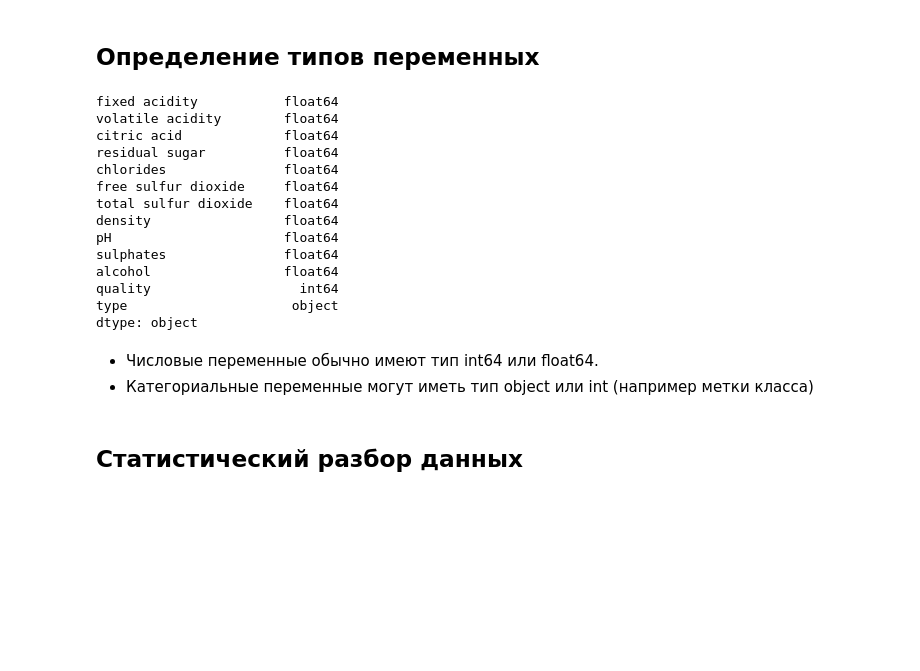
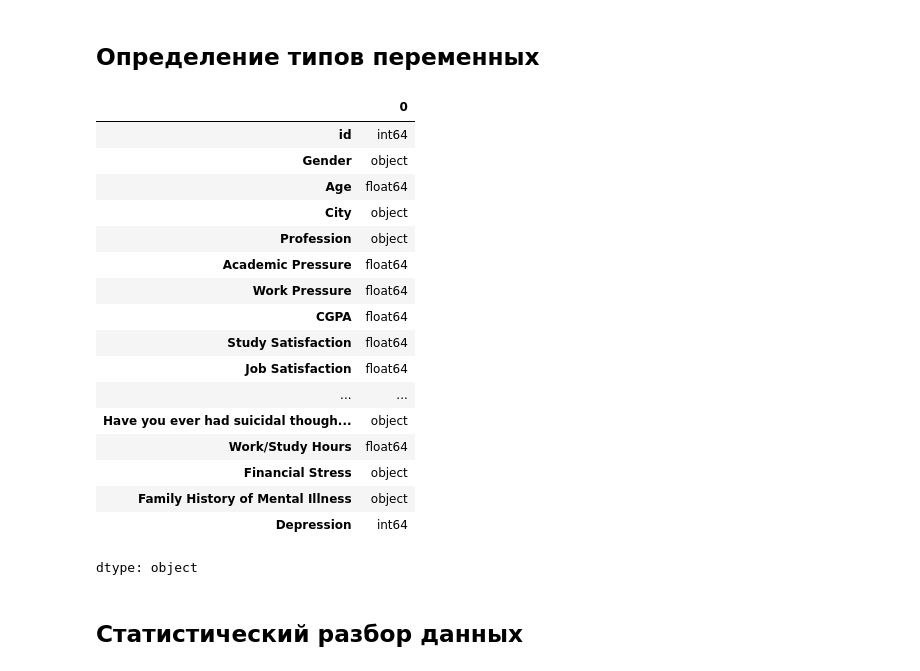
Before and after one commit to Dmtrvna/MML, a Jupyter notebook: Практика_1.ipynb, the cells around one changed output. Drawn from its saved outputs; the diff is of its cells as text; code cells hidden in the pictures; blank space fills up the shorter version.

```diff
--- a/Практика_1.ipynb
+++ b/Практика_1.ipynb
@@ -140,25 +93,26 @@ Index(['fixed acidity', 'volatile acidity', 'citric acid', 'residual sugar',
 ## Определение типов переменных
 # %%
 # Список столбцов и их типов данных
-print(df.dtypes)
+df.dtypes
 # %% [output]
+|  | 0 |
+| id | int64 |
+| Gender | object |
+| Age | float64 |
+| City | object |
+| Profession | object |
+| Academic Pressure | float64 |
+| Work Pressure | float64 |
+| CGPA | float64 |
+| Study Satisfaction | float64 |
+| Job Satisfaction | float64 |
+| ... | ... |
+| Have you ever had suicidal though... | object |
+| Work/Study Hours | float64 |
+| Financial Stress | object |
+| Family History of Mental Illness | object |
+| Depression | int64 |
-fixed acidity           float64
-volatile acidity        float64
-citric acid             float64
-residual sugar          float64
-chlorides               float64
-free sulfur dioxide     float64
-total sulfur dioxide    float64
-density                 float64
-pH                      float64
-sulphates               float64
-alcohol                 float64
-quality                   int64
-type                     object
 dtype: object
-# %% [markdown]
-- Числовые переменные обычно имеют тип int64 или float64.
-- Категориальные переменные могут иметь тип object или int (например метки класса)
 # %% [markdown]
 ## Статистический разбор данных
 # %% [markdown]
```
Also changed, not shown: parts of 21 cells of this notebook.
